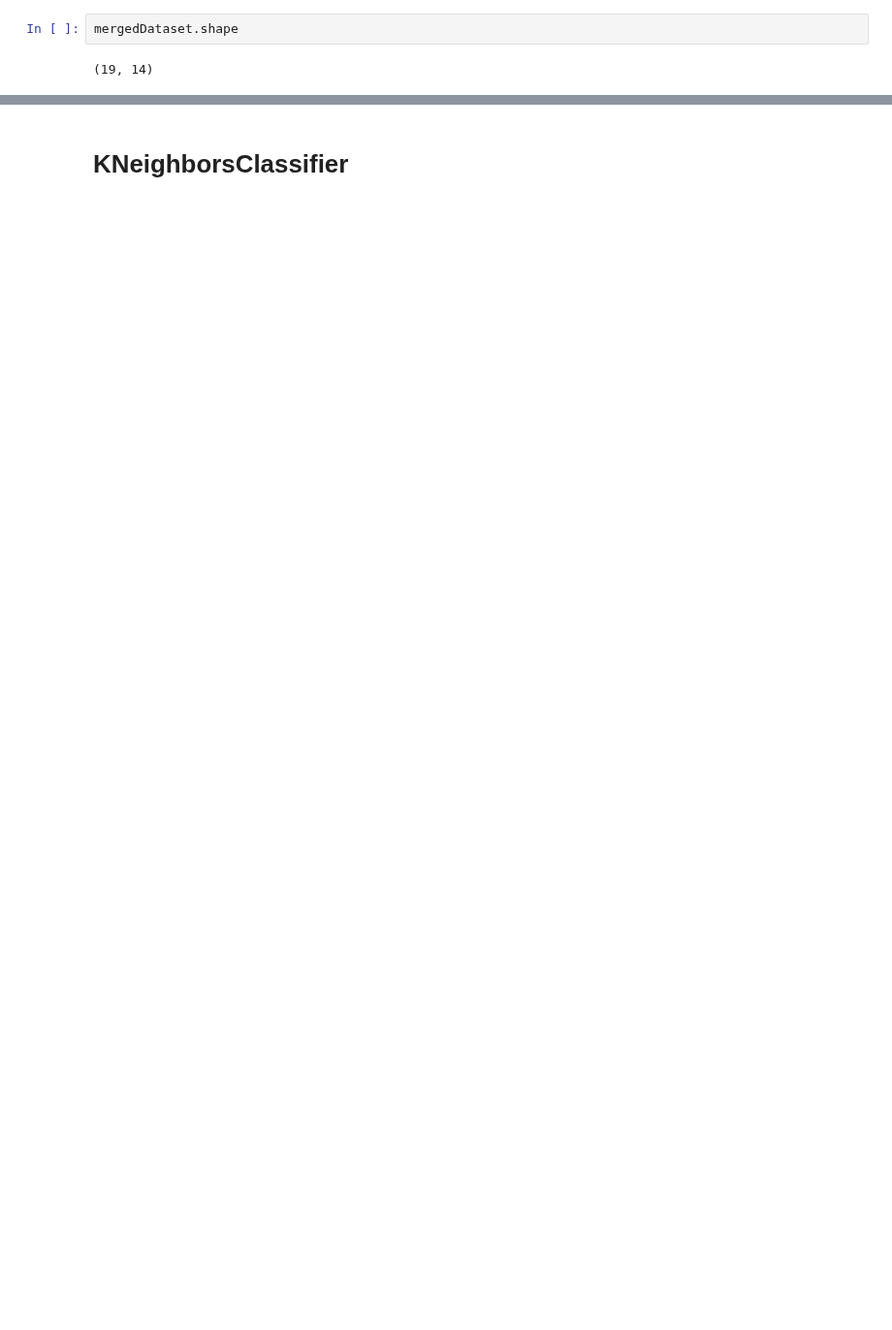
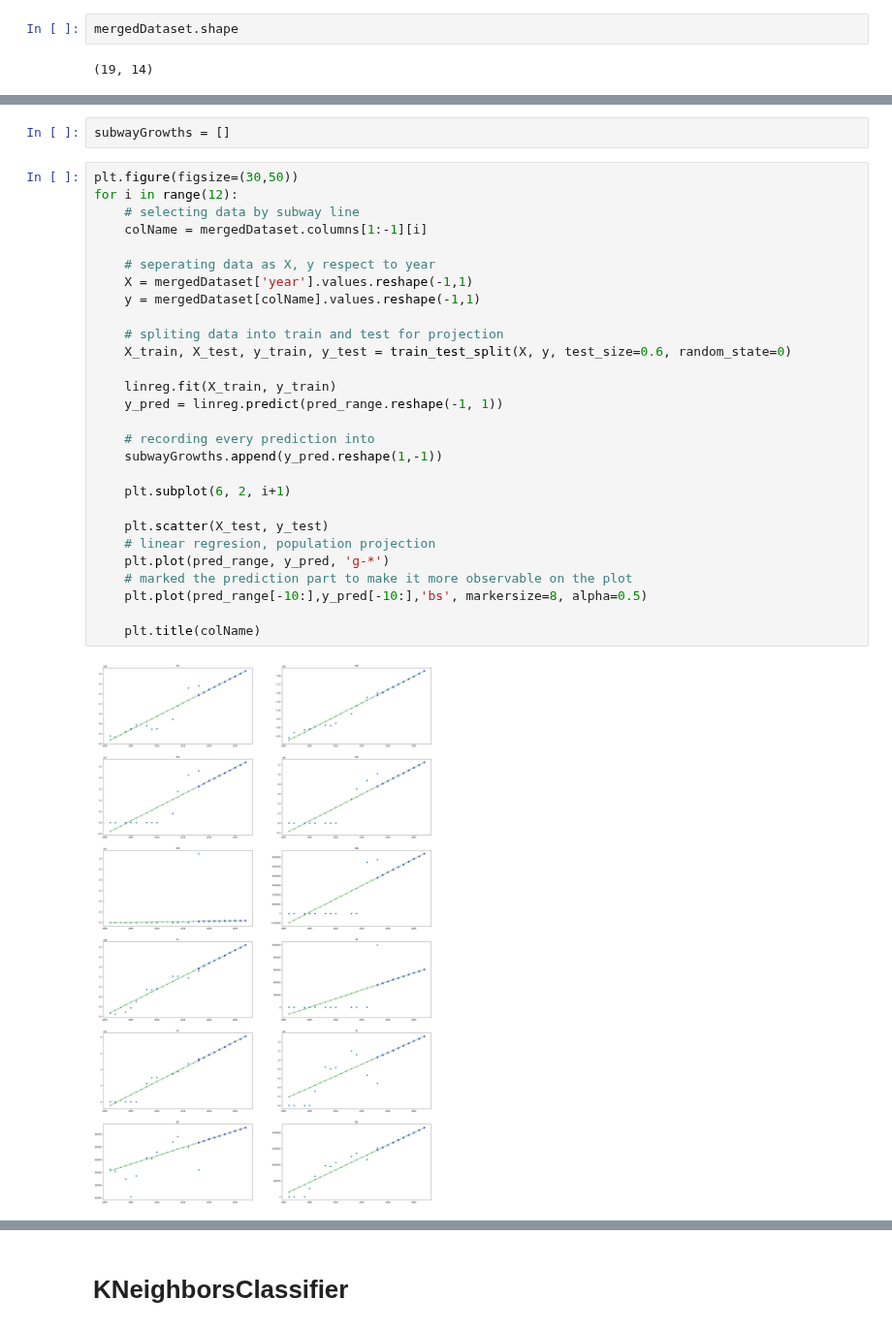
Before and after one commit to ersincebi/istanbul-subways, a Jupyter notebook: istanbul-subways.ipynb, the cells around one changed output, grey strips where cells are left out. Shown at 97% size. Cells and saved outputs as stored; diff of their text form; blank space fills up the shorter version.

```diff
--- a/istanbul-subways.ipynb
+++ b/istanbul-subways.ipynb
@@ -296,0 +285,32 @@ Name: population, dtype: int64
+# %%
+subwayGrowths = []
+# %%
+plt.figure(figsize=(30,50))
+for i in range(12):
+    # selecting data by subway line
+    colName = mergedDataset.columns[1:-1][i]
+
+    # seperating data as X, y respect to year
+    X = mergedDataset['year'].values.reshape(-1,1)
+    y = mergedDataset[colName].values.reshape(-1,1)
+
+    # spliting data into train and test for projection
+    X_train, X_test, y_train, y_test = train_test_split(X, y, test_size=0.6, random_state=0)
+
+    linreg.fit(X_train, y_train)
+    y_pred = linreg.predict(pred_range.reshape(-1, 1))
+
+    # recording every prediction into
+    subwayGrowths.append(y_pred.reshape(1,-1))
+
+    plt.subplot(6, 2, i+1)
+
+    plt.scatter(X_test, y_test)
+    # linear regresion, population projection
+    plt.plot(pred_range, y_pred, 'g-*')
+    # marked the prediction part to make it more observable on the plot
+    plt.plot(pred_range[-10:],y_pred[-10:],'bs', markersize=8, alpha=0.5)
+
+    plt.title(colName)
+# %% [output]
+[figure, added]
```
Also changed, not shown: parts of 61 cells of this notebook, 7 other files.
